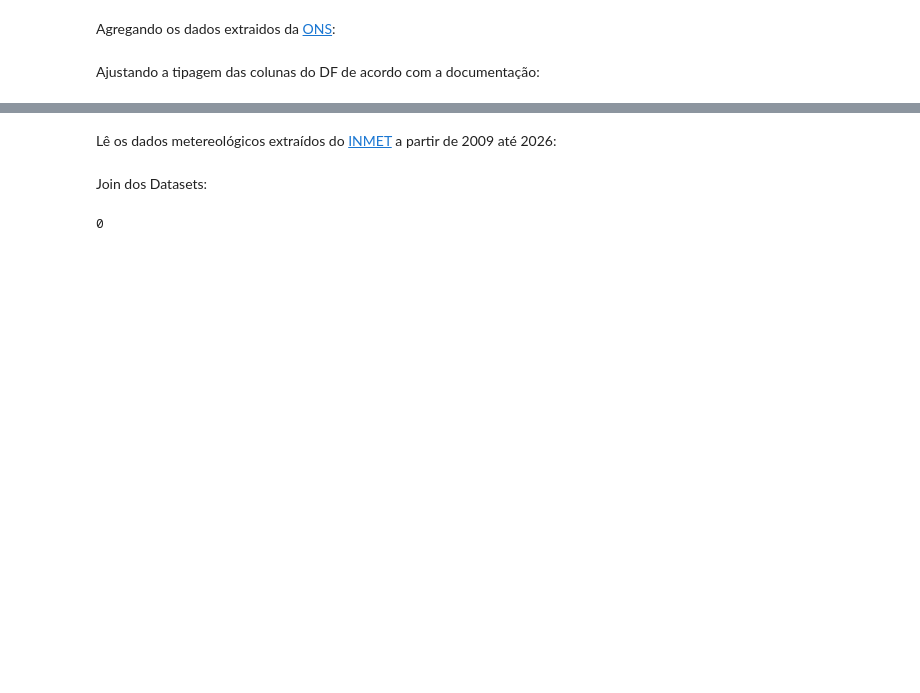
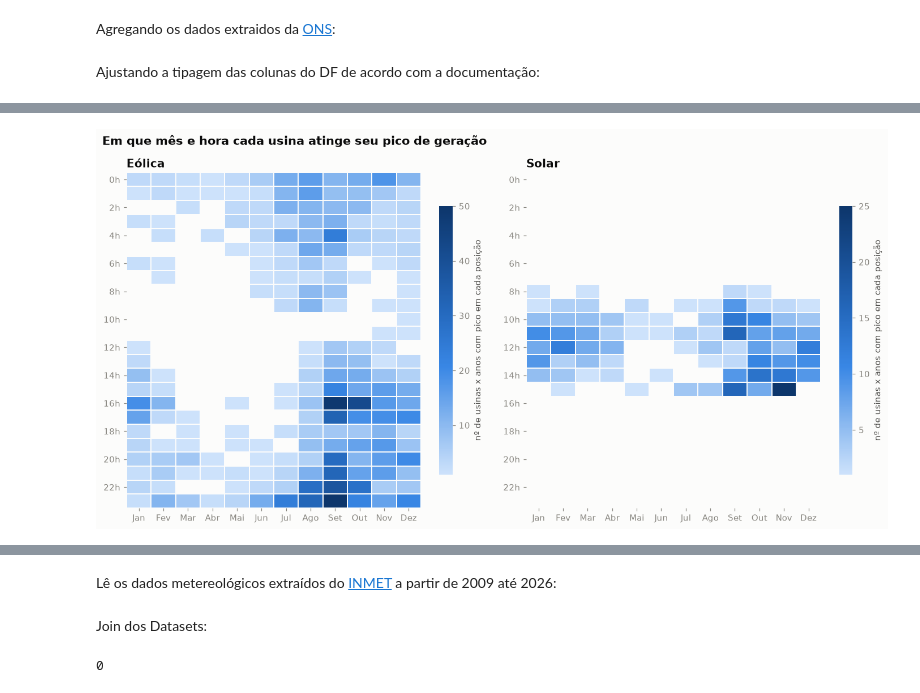
Before and after one commit to batichotti/wind-solar-capacity-predictor, a Jupyter notebook: notebook_tabpfn.ipynb, the cells around one changed output, grey strips where cells are left out. Cells and saved outputs as stored; diff of their text form; code cells hidden in the pictures; blank space fills up the shorter version.

```diff
--- a/notebook_tabpfn.ipynb
+++ b/notebook_tabpfn.ipynb
@@ -73,0 +242,49 @@ ano_alvo = 2016
+# %%
+q3 = con.sql("""
+WITH perfil AS (
+    SELECT id_ons, nom_usina_conjunto, nom_tipousina,
+           year(din_instante)  AS ano,
+           month(din_instante) AS mes,
+           hour(din_instante)  AS hora,
+           SUM(val_geracaoverificada) / SUM(val_capacidadeinstalada) AS fc
+    FROM ons
+    WHERE val_capacidadeinstalada > 0
+    GROUP BY ALL
+)
+SELECT id_ons, nom_usina_conjunto, nom_tipousina, ano,
+       mes  AS mes_pico,
+       hora AS hora_pico,
+       ROUND(fc, 3) AS fc_pico
+FROM perfil
+QUALIFY ROW_NUMBER() OVER (PARTITION BY id_ons, ano ORDER BY fc DESC) = 1
+ORDER BY id_ons, ano
+""").df()
+# %%
+fontes = sorted(q3["nom_tipousina"].unique())
+
+fig, axes = plt.subplots(1, len(fontes), figsize=(6.5 * len(fontes), 6.5),
+                         squeeze=False)   # cada painel com sua própria coluna de horas
+for ax, fonte in zip(axes[0], fontes):
+    d = q3[q3["nom_tipousina"] == fonte]
+    tab = (pd.crosstab(d["hora_pico"], d["mes_pico"])
+             .reindex(index=range(24), columns=range(1, 13), fill_value=0))
+    dados = np.ma.masked_equal(tab.to_numpy(), 0)
+
+    m = ax.pcolormesh(np.arange(13), np.arange(25), dados, cmap=AZUIS,
+                      edgecolors=SUPERFICIE, linewidth=1)
+    ax.set_xticks(np.arange(12) + 0.5, MESES)
+    ax.set_yticks(np.arange(0, 24, 2) + 0.5, [f"{h}h" for h in range(0, 24, 2)])
+    ax.invert_yaxis()
+    ax.grid(False)
+    ax.spines[:].set_visible(False)
+    ax.set_title(fonte)
+    cb = fig.colorbar(m, ax=ax, shrink=0.8)
+    cb.set_label("nº de usinas x anos com pico em cada posição")
+    cb.outline.set_visible(False)
+
+fig.suptitle("Em que mês e hora cada usina atinge seu pico de geração",
+             x=0.01, ha="left", fontsize=14, fontweight="bold")
+plt.tight_layout()
+plt.show()
+# %% [output]
+[figure, added]
```
Also changed, not shown: parts of 30 cells of this notebook, 1 other file.
